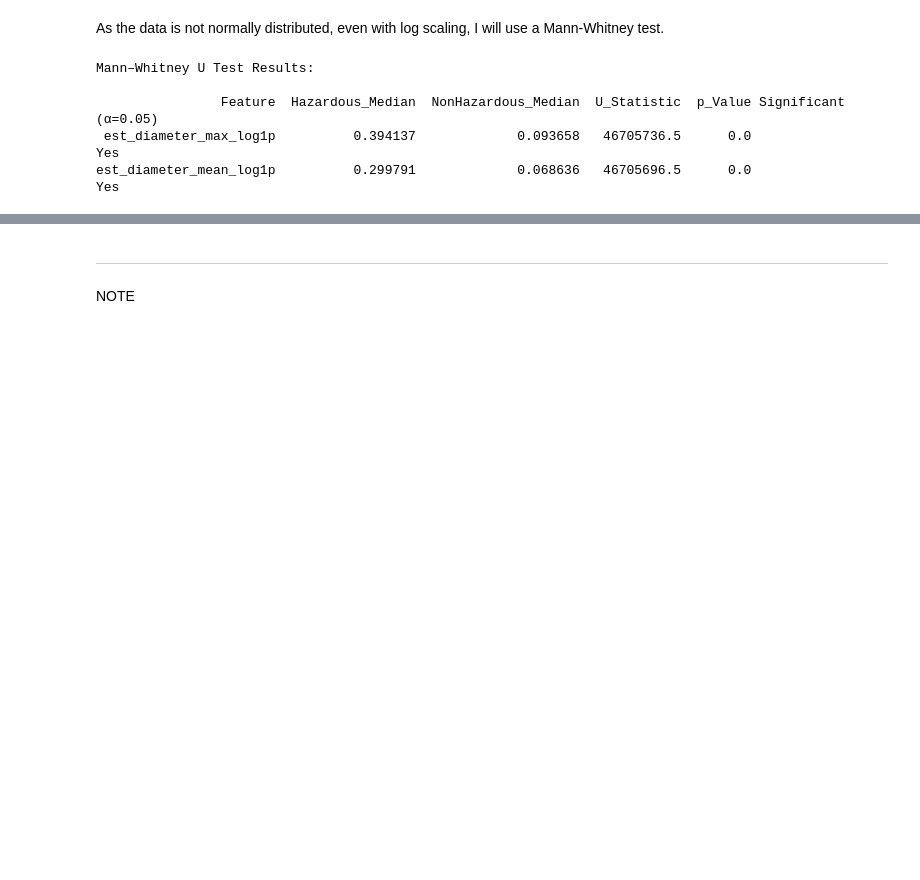
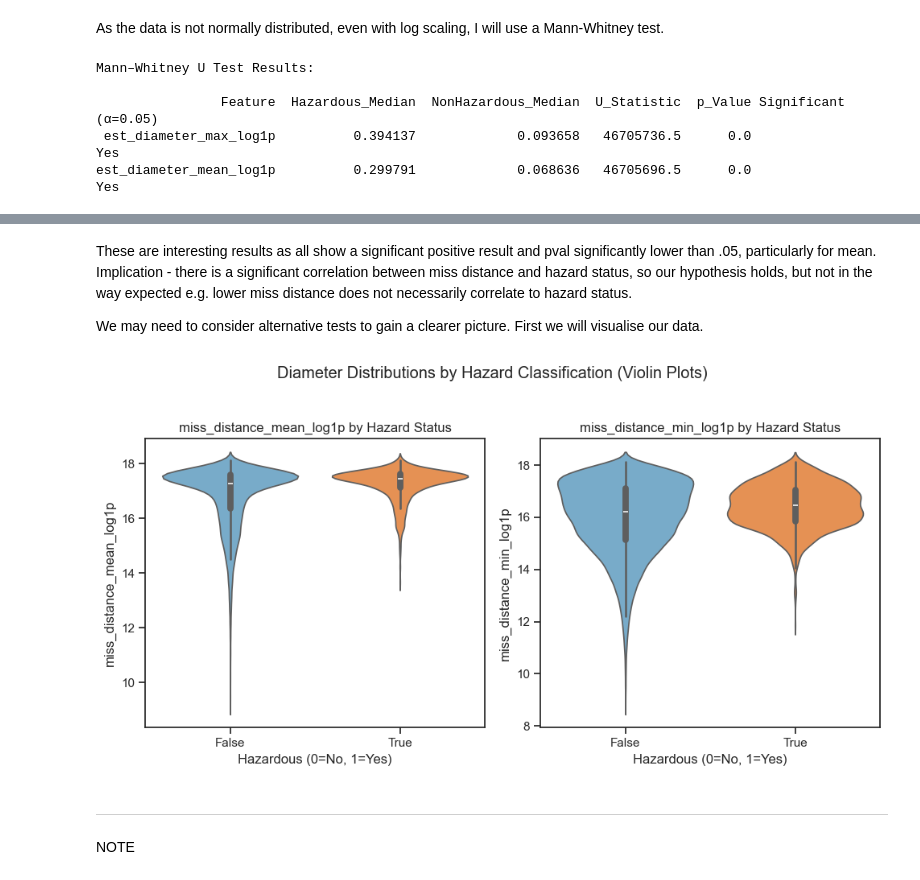
Before and after one commit to Mikeecee1/Near-Earth-Asteroid-Analysis, a Jupyter notebook: jupyter_notebooks/Visualisation.ipynb, the cells around one changed output, grey strips where cells are left out. Drawn from its saved outputs; the diff is of its cells as text; code cells hidden in the pictures; blank space fills up the shorter version.

```diff
--- a/jupyter_notebooks/Visualisation.ipynb
+++ b/jupyter_notebooks/Visualisation.ipynb
@@ -340,3 +428,28 @@ From this we can see that there is a significant statistical difference between
+# %% [markdown]
+These are interesting results as all show a significant positive result and pval significantly lower than .05, particularly for mean.
+Implication - there is a significant correlation between miss distance and hazard status, so our hypothesis holds, but not in the way expected e.g. lower miss distance does not necessarily correlate to hazard status.
+
+We may need to consider alternative tests to gain a clearer picture.
+First we will visualise our data.
+# %%
+cols_to_test = ["miss_distance_mean_log1p", "miss_distance_min_log1p"]
+n_cols = len(cols_to_test)
+plt.figure(figsize=(5 * n_cols, 5))
+
+for i, col in enumerate(cols_to_test, 1):
+    plt.subplot(1, n_cols, i)
+    sns.violinplot(
+        data=df, x="hazardous", y=col, inner="box", palette=["#6baed6", "#fd8d3c"]
+    )
+    plt.title(f"{col} by Hazard Status")
+    plt.xlabel("Hazardous (0=No, 1=Yes)")
+    plt.ylabel(col)
+
+plt.suptitle("Diameter Distributions by Hazard Classification (Violin Plots)", y=1.03)
+plt.tight_layout()
+plt.show()
+# %% [output]
+[figure, added]
 # %%
 # sns.pairplot(
 #     df,
```
Also changed, not shown: parts of 11 cells of this notebook.
